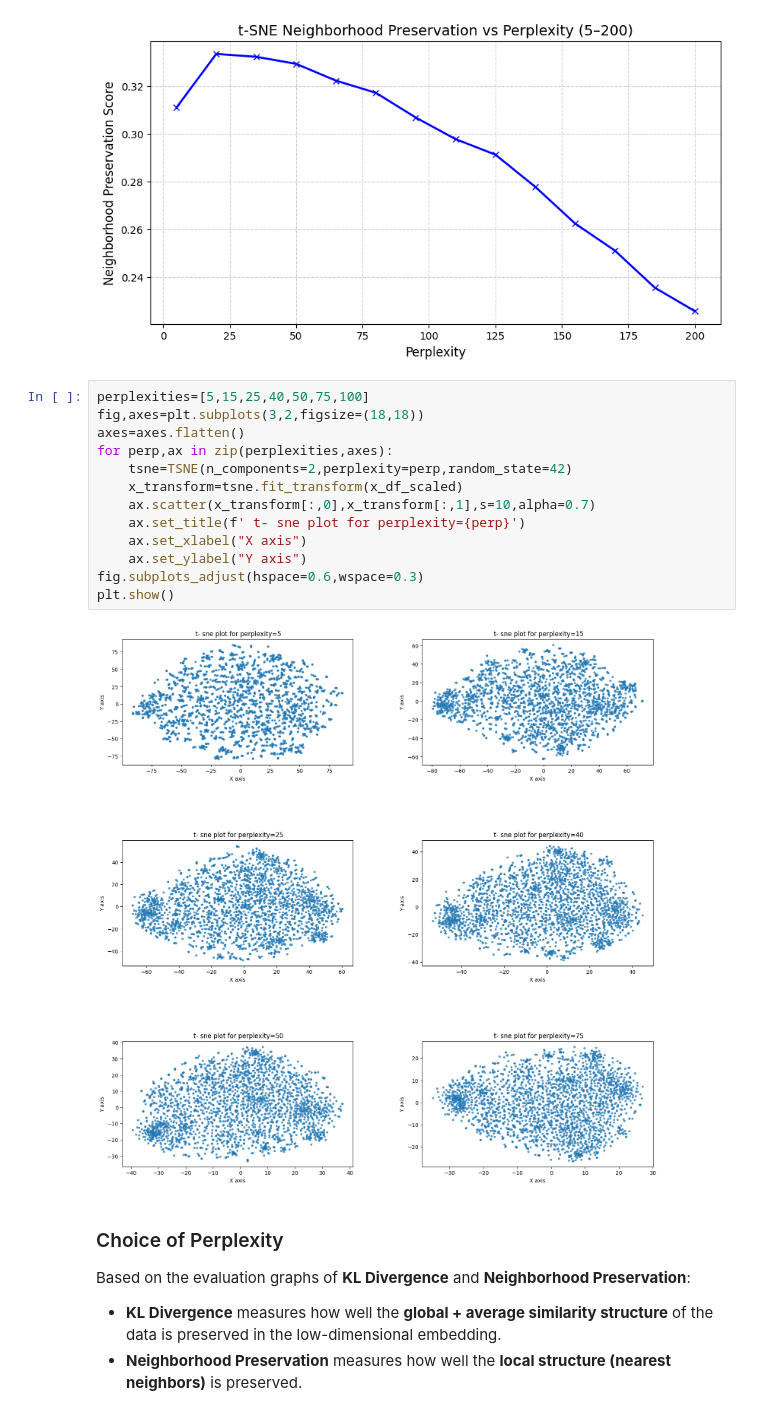
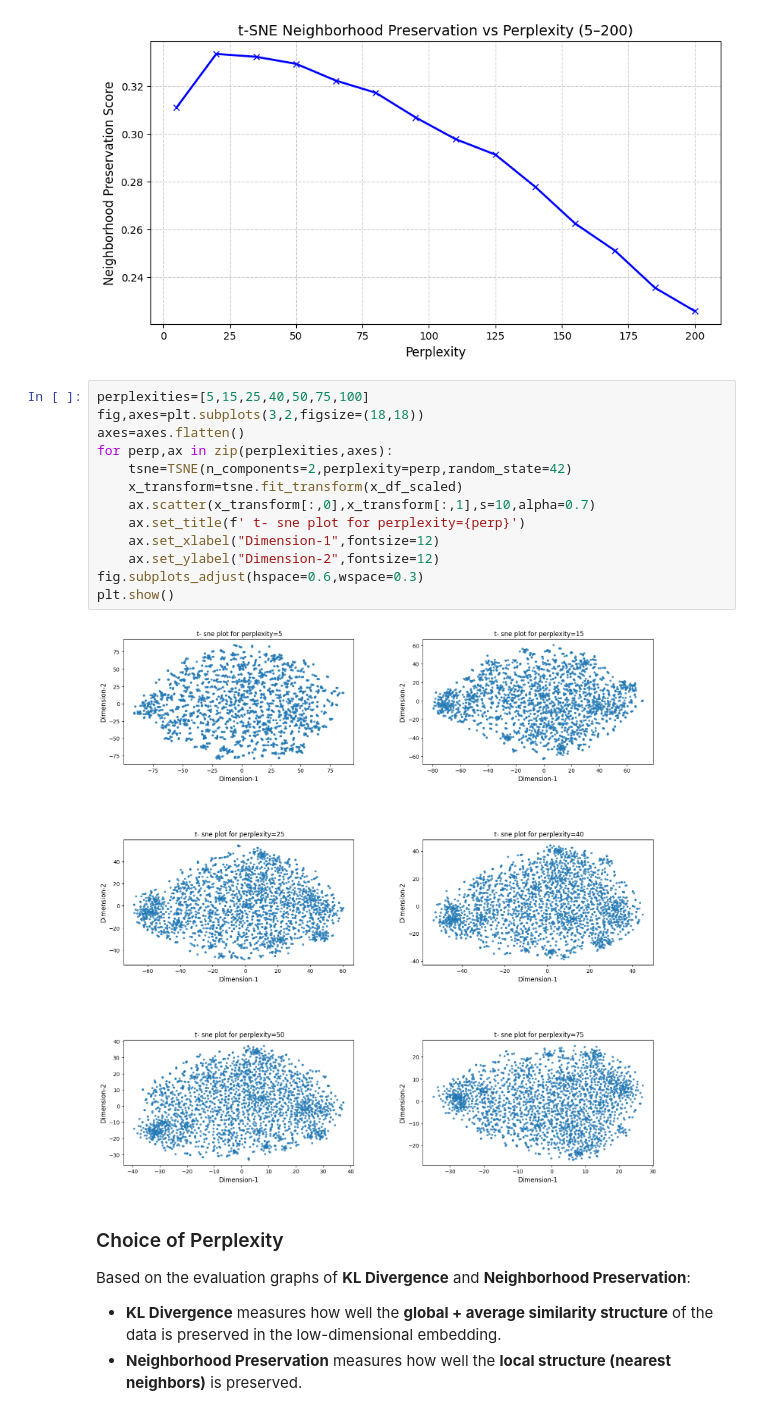
Before and after one commit to abhi-vas/Assignment-5-DA-, a Jupyter notebook: Assignment-5.ipynb, the cells around one changed output. Saved outputs shown, nothing was run; the diff lists cells and outputs as text.

```diff
--- a/Assignment-5.ipynb
+++ b/Assignment-5.ipynb
@@ -309,18 +309,18 @@ plt.show()
 # %%
 perplexities=[5,15,25,40,50,75,100]
 fig,axes=plt.subplots(3,2,figsize=(18,18))
 axes=axes.flatten()
 for perp,ax in zip(perplexities,axes):
     tsne=TSNE(n_components=2,perplexity=perp,random_state=42)
     x_transform=tsne.fit_transform(x_df_scaled)
     ax.scatter(x_transform[:,0],x_transform[:,1],s=10,alpha=0.7)
     ax.set_title(f' t- sne plot for perplexity={perp}')
-    ax.set_xlabel("X axis")
-    ax.set_ylabel("Y axis")
+    ax.set_xlabel("Dimension-1",fontsize=12)
+    ax.set_ylabel("Dimension-2",fontsize=12)
 fig.subplots_adjust(hspace=0.6,wspace=0.3)
 plt.show()
 # %% [output]
-[figure, old version]
+[figure, new version]
 # %% [markdown]
 ### Choice of Perplexity
 
```
Also changed, not shown: parts of 3 cells of this notebook.
